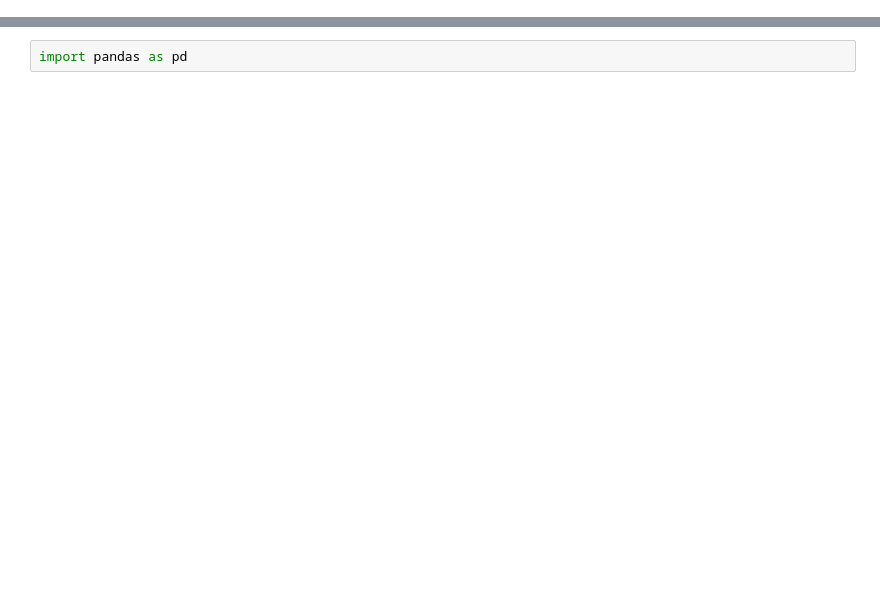
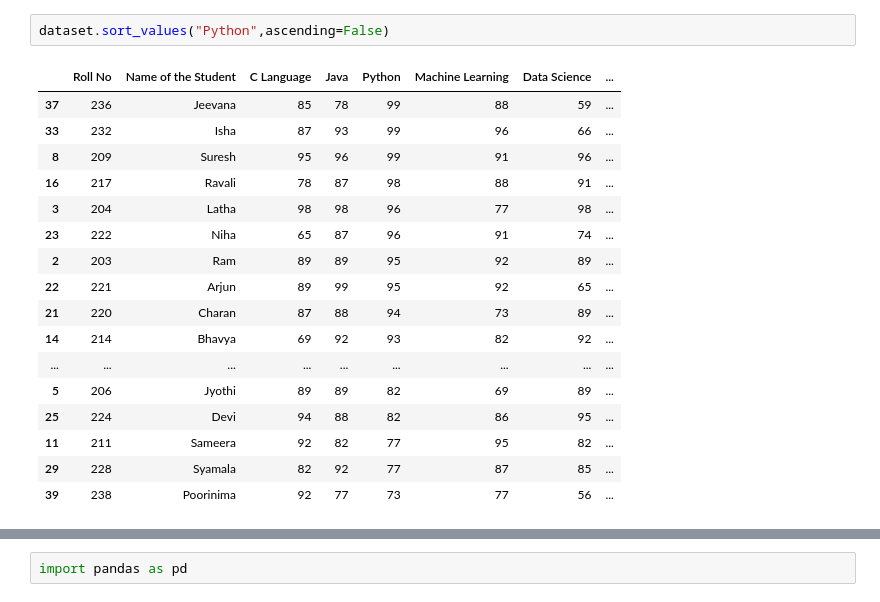
Before and after one commit to tharun7569/FML, a Jupyter notebook: pandas.ipynb, the cells around one changed output, grey strips where cells are left out. Drawn from its saved outputs; the diff is of its cells as text; blank space fills up the shorter version.

```diff
--- a/pandas.ipynb
+++ b/pandas.ipynb
@@ -131,0 +618,20 @@ This is a very well-known and often-used standard
+# %%
+dataset.sort_values("Python",ascending=False)
+# %% [output]
+|  | Roll No | Name of the Student | C Language | Java | Python | Machine Learning | Data Science | ... |
+| 37 | 236 | Jeevana | 85 | 78 | 99 | 88 | 59 | ... |
+| 33 | 232 | Isha | 87 | 93 | 99 | 96 | 66 | ... |
+| 8 | 209 | Suresh | 95 | 96 | 99 | 91 | 96 | ... |
+| 16 | 217 | Ravali | 78 | 87 | 98 | 88 | 91 | ... |
+| 3 | 204 | Latha | 98 | 98 | 96 | 77 | 98 | ... |
+| 23 | 222 | Niha | 65 | 87 | 96 | 91 | 74 | ... |
+| 2 | 203 | Ram | 89 | 89 | 95 | 92 | 89 | ... |
+| 22 | 221 | Arjun | 89 | 99 | 95 | 92 | 65 | ... |
+| 21 | 220 | Charan | 87 | 88 | 94 | 73 | 89 | ... |
+| 14 | 214 | Bhavya | 69 | 92 | 93 | 82 | 92 | ... |
+| ... | ... | ... | ... | ... | ... | ... | ... | ... |
+| 5 | 206 | Jyothi | 89 | 89 | 82 | 69 | 89 | ... |
+| 25 | 224 | Devi | 94 | 88 | 82 | 86 | 95 | ... |
+| 11 | 211 | Sameera | 92 | 82 | 77 | 95 | 82 | ... |
+| 29 | 228 | Syamala | 82 | 92 | 77 | 87 | 85 | ... |
+| 39 | 238 | Poorinima | 92 | 77 | 73 | 77 | 56 | ... |
```
Also changed, not shown: parts of 147 cells of this notebook.
